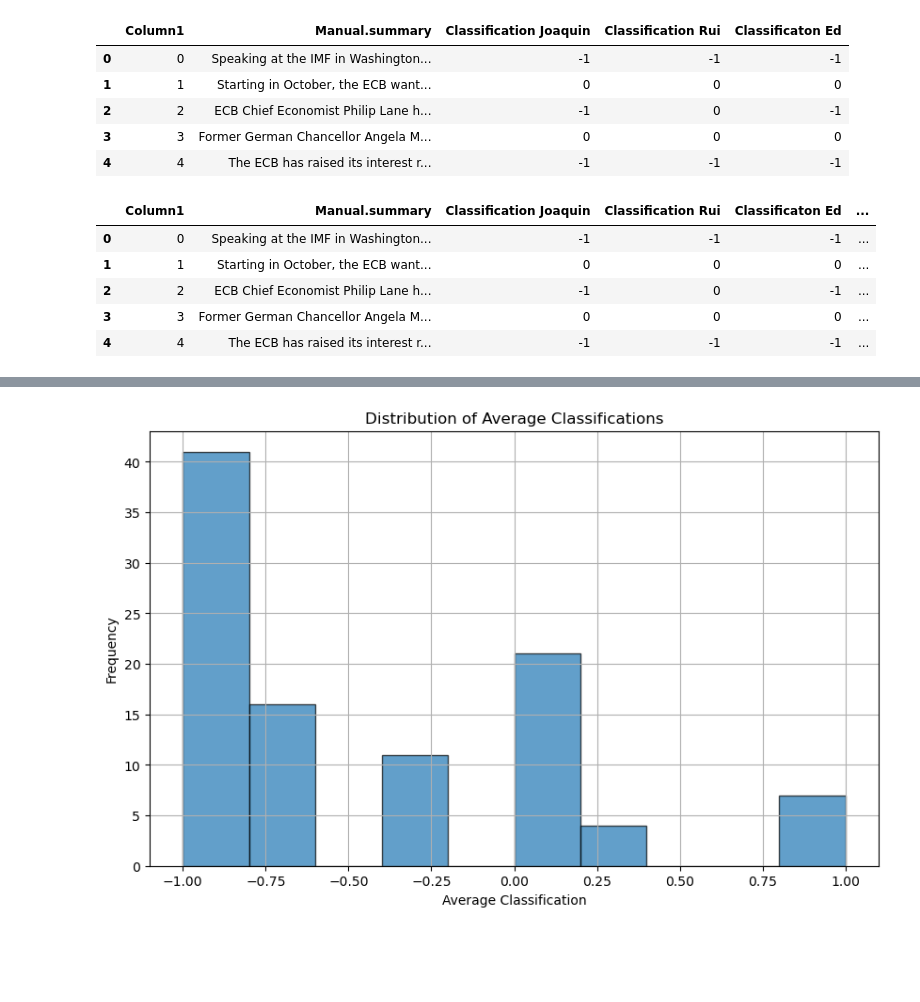
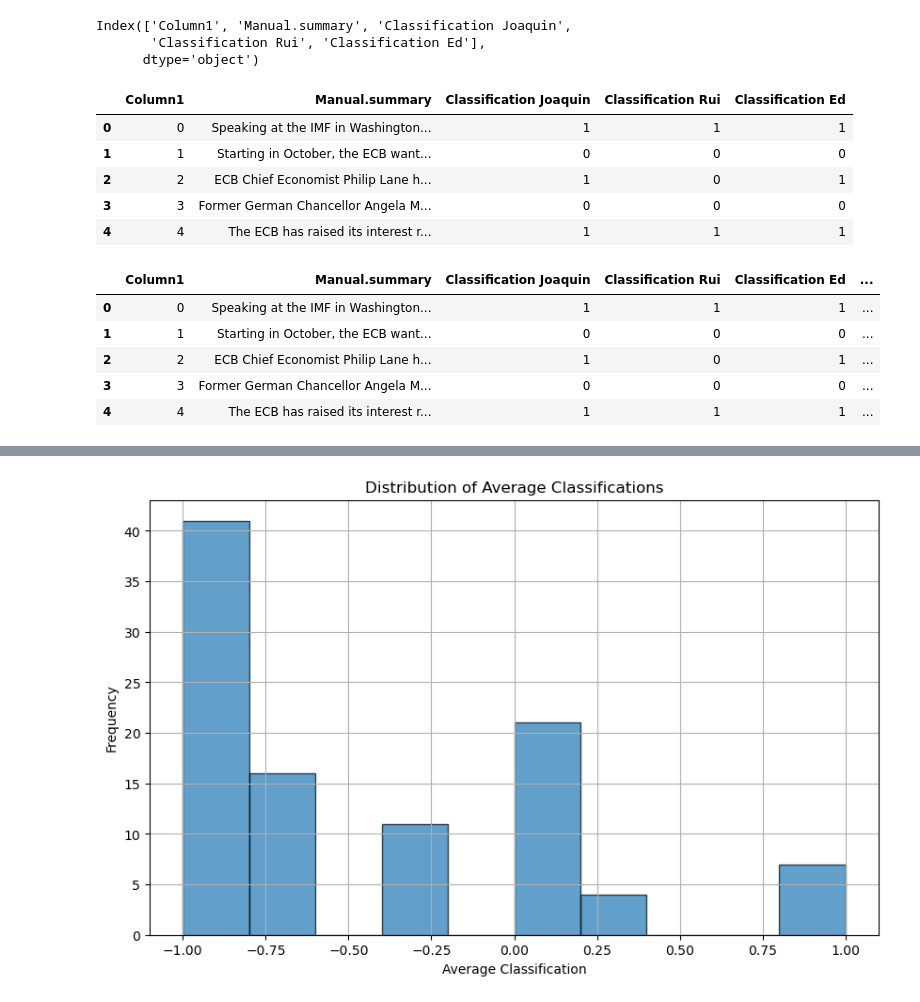
Before and after one commit to monbiote/ECB_Perceived_Cacophony, a Jupyter notebook: OpenAI Classification/Manual_Classification_Scores.ipynb, the cells around one changed output, grey strips where cells are left out. Saved outputs shown, nothing was run; the diff lists cells and outputs as text; code cells hidden in the pictures; blank space fills up the shorter version.

```diff
--- a/OpenAI Classification/Manual_Classification_Scores.ipynb
+++ b/OpenAI Classification/Manual_Classification_Scores.ipynb
@@ -12,38 +12,44 @@ df_scores.head()
 | 2 | 2 | ECB Chief Economist Philip Lane h... | Hawkish | Neutral | Hawkish |
 | 3 | 3 | Former German Chancellor Angela M... | Neutral | Neutral | Neutral |
 | 4 | 4 | The ECB has raised its interest r... | Hawkish | Hawkish | Hawkish |
+# %%
+print(df_scores.columns)
+# %% [output]
+Index(['Column1', 'Manual.summary', 'Classification Joaquin',
+       'Classification Rui', 'Classification Ed'],
+      dtype='object')
 # %%
 # Define the mapping
 mapping = {
-    "Hawkish": -1,
+    "Hawkish": 1,
     "Neutral": 0,
-    "Dovish": 1
+    "Dovish": -1
 }
 
 # Apply the mapping to the relevant columns
-columns_to_convert = ['Classification Joaquin', 'Classification Rui', 'Classificaton Ed']
+columns_to_convert = ['Classification Joaquin', 'Classification Rui', 'Classification Ed']
 for column in columns_to_convert:
     df_scores[column] = df_scores[column].map(mapping)
 
 # Save the modified DataFrame to a new Excel file if needed
 df_scores.to_excel('Articles_to_Score_Complete_Converted.xlsx', index=False)
 
 # Display the first few rows of the modified DataFrame
 df_scores.head()
 # %% [output]
-|  | Column1 | Manual.summary | Classification Joaquin | Classification Rui | Classificaton Ed |
-| 0 | 0 | Speaking at the IMF in Washington... | -1 | -1 | -1 |
+|  | Column1 | Manual.summary | Classification Joaquin | Classification Rui | Classification Ed |
+| 0 | 0 | Speaking at the IMF in Washington... | 1 | 1 | 1 |
 | 1 | 1 | Starting in October, the ECB want... | 0 | 0 | 0 |
-| 2 | 2 | ECB Chief Economist Philip Lane h... | -1 | 0 | -1 |
+| 2 | 2 | ECB Chief Economist Philip Lane h... | 1 | 0 | 1 |
 | 3 | 3 | Former German Chancellor Angela M... | 0 | 0 | 0 |
-| 4 | 4 | The ECB has raised its interest r... | -1 | -1 | -1 |
+| 4 | 4 | The ECB has raised its interest r... | 1 | 1 | 1 |
 # %%
 df_scores['Average_Classification'] = df_scores[columns_to_convert].mean(axis=1)
 df_scores.head()
 # %% [output]
-|  | Column1 | Manual.summary | Classification Joaquin | Classification Rui | Classificaton Ed | ... |
-| 0 | 0 | Speaking at the IMF in Washington... | -1 | -1 | -1 | ... |
+|  | Column1 | Manual.summary | Classification Joaquin | Classification Rui | Classification Ed | ... |
+| 0 | 0 | Speaking at the IMF in Washington... | 1 | 1 | 1 | ... |
 | 1 | 1 | Starting in October, the ECB want... | 0 | 0 | 0 | ... |
-| 2 | 2 | ECB Chief Economist Philip Lane h... | -1 | 0 | -1 | ... |
+| 2 | 2 | ECB Chief Economist Philip Lane h... | 1 | 0 | 1 | ... |
 | 3 | 3 | Former German Chancellor Angela M... | 0 | 0 | 0 | ... |
-| 4 | 4 | The ECB has raised its interest r... | -1 | -1 | -1 | ... |
+| 4 | 4 | The ECB has raised its interest r... | 1 | 1 | 1 | ... |
```
Also changed, not shown: parts of 4 cells of this notebook, 8 other files.
